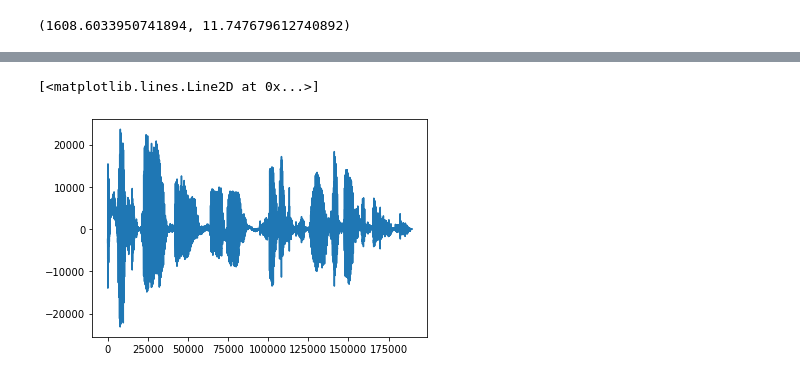
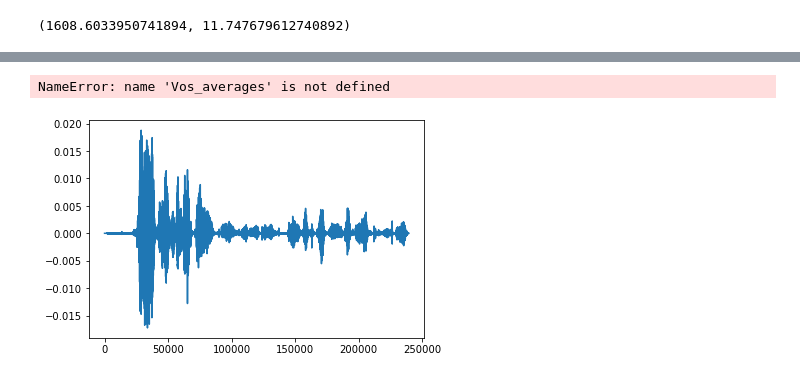
Before and after one commit to phultquist/qbox, a Jupyter notebook: index.ipynb, the cells around one changed output, grey strips where cells are left out. Cells and saved outputs as stored; diff of their text form; code cells hidden in the pictures.

```diff
--- a/index.ipynb
+++ b/index.ipynb
@@ -145,0 +202,8 @@ Scalar: 1.032101959174993
+# %%
+plt.plot(Vss)
+opposite_averages = [-3.4 * Vos_averages[i] for i in range(len(Vos_averages))]
+
+plt.plot(opposite_averages)
+# %% [output]
+NameError: name 'Vos_averages' is not defined
+[figure, added]
@@ -146,5 +213,2 @@ Scalar: 1.032101959174993
 # %%
-plt.plot(Vos) # Output
+plt.plot(Vis)
-# %% [output]
-[<matplotlib.lines.Line2D at 0x...>]
-[figure, removed]
```
Also changed, not shown: parts of 13 cells of this notebook, 8 other files.
